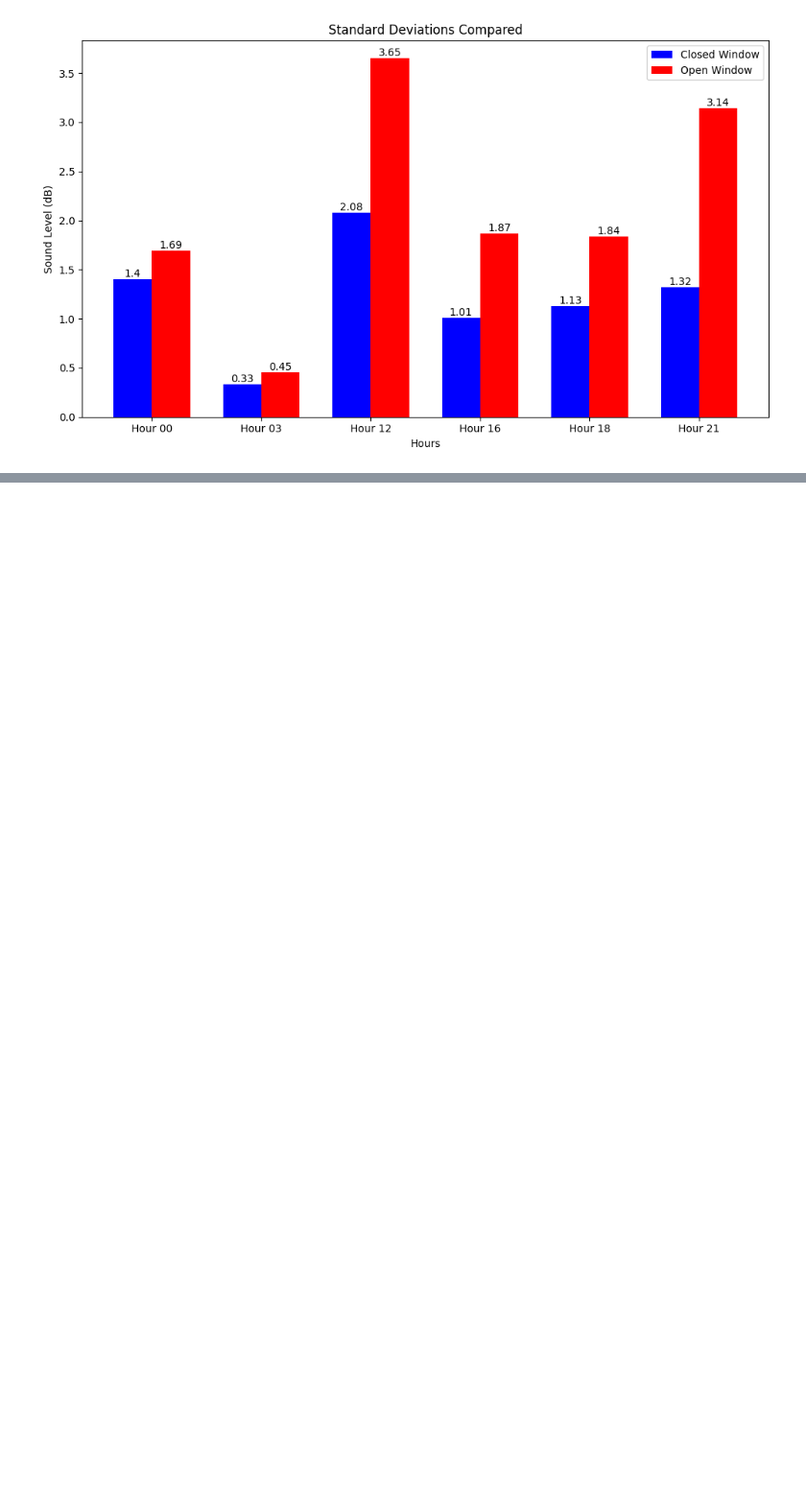
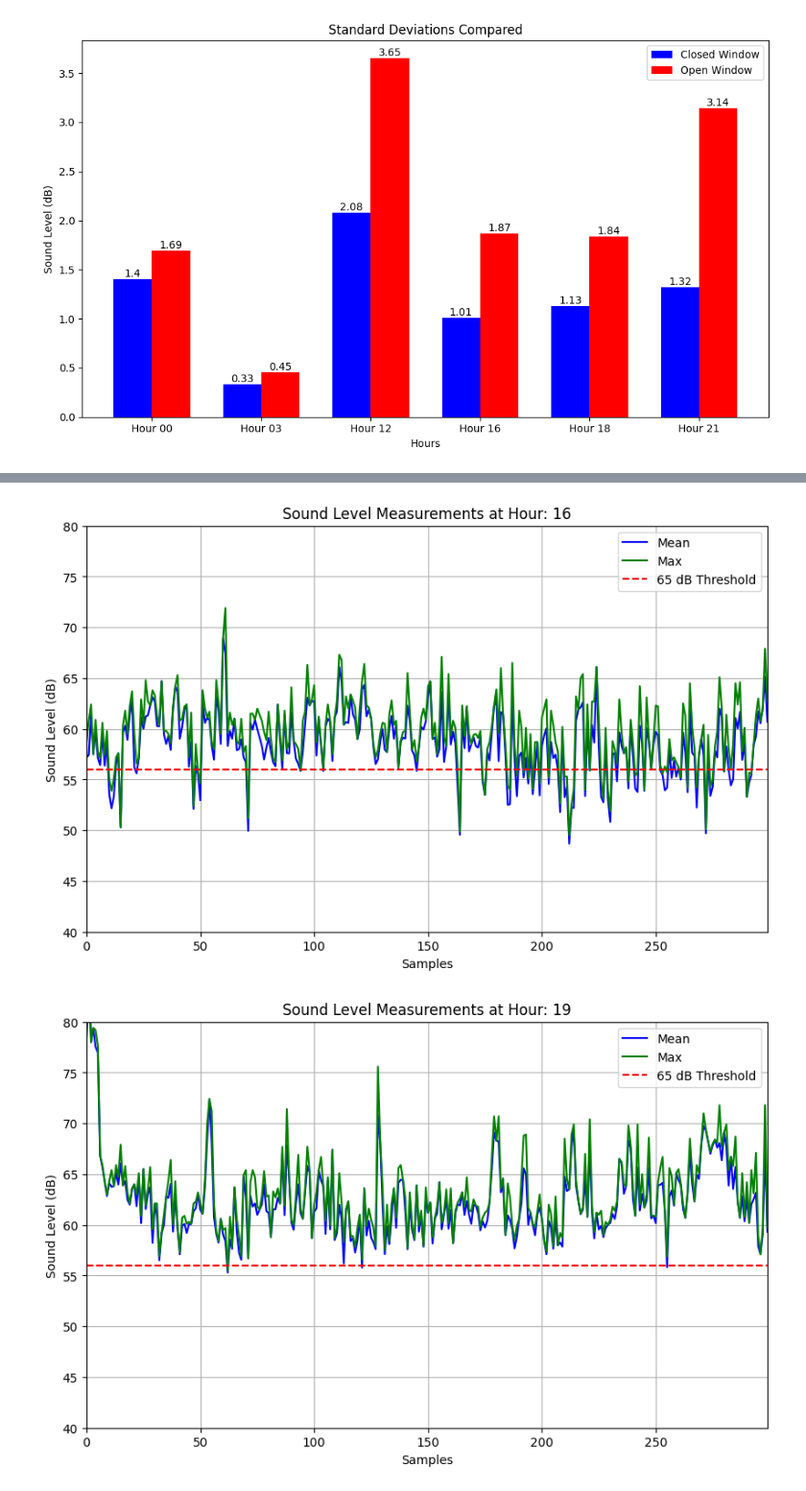
Before and after one commit to vanishady/SoundLevelMeter, a Jupyter notebook: Analysis.ipynb, the cells around one changed output, grey strips where cells are left out. Shown: that part at 96% size. Cells and saved outputs as stored; diff of their text form; code cells hidden in the pictures; blank space fills up the shorter version.

```diff
--- a/Analysis.ipynb
+++ b/Analysis.ipynb
@@ -316,0 +300,27 @@ plt.show()
+# %%
+# Load files from folders
+files = os.listdir(path_3)
+
+# Lists to store data
+# The disctionary has key = hour, value = means / peaks
+means_3 = {}
+peaks_3 = {}
+
+for fn in files:
+    splitted_fn = fn.split(' ')
+    fn_type = splitted_fn[0]
+    fn_day = splitted_fn[1]
+    fn_date = splitted_fn[2]
+    fn_hour = splitted_fn[3]
+
+    if fn_type == 'type_2':
+        with open(path_3+'/'+fn, 'r') as f:
+            data = json.load(f)
+
+        hour = fn_hour[:2]
+
+        means = [m['mean'] for m in data]
+        means_3[hour] = means
+
+        peaks = [p['max'] for p in data]
+        peaks_3[hour] = peaks
@@ -316,0 +335,19 @@ plt.show()
+# %%
+# Plot means, peaks and reference threshold
+for k in means_3.keys():
+    m_number = list(range(0,len(means_3[k])))
+    plt.figure(figsize=(10, 6))
+    plt.plot(m_number, means_3[k], label="Mean", color="blue")
+    plt.plot(m_number, peaks_3[k], label="Max", color="green")
+    plt.axhline(y=56, color='red', linestyle='--', label="65 dB Threshold")
+    plt.xlim(0, len(means_3[k])-1)
+    plt.ylim(40, 80)
+    plt.xlabel("Samples")
+    plt.ylabel("Sound Level (dB)")
+    plt.title(f'Sound Level Measurements at Hour: {k}')
+    plt.legend()
+    plt.grid(True)
+    plt.show()
+# %% [output]
+[figure, added]
+[figure, added]
```
Also changed, not shown: parts of 19 cells of this notebook, 2 other files.
